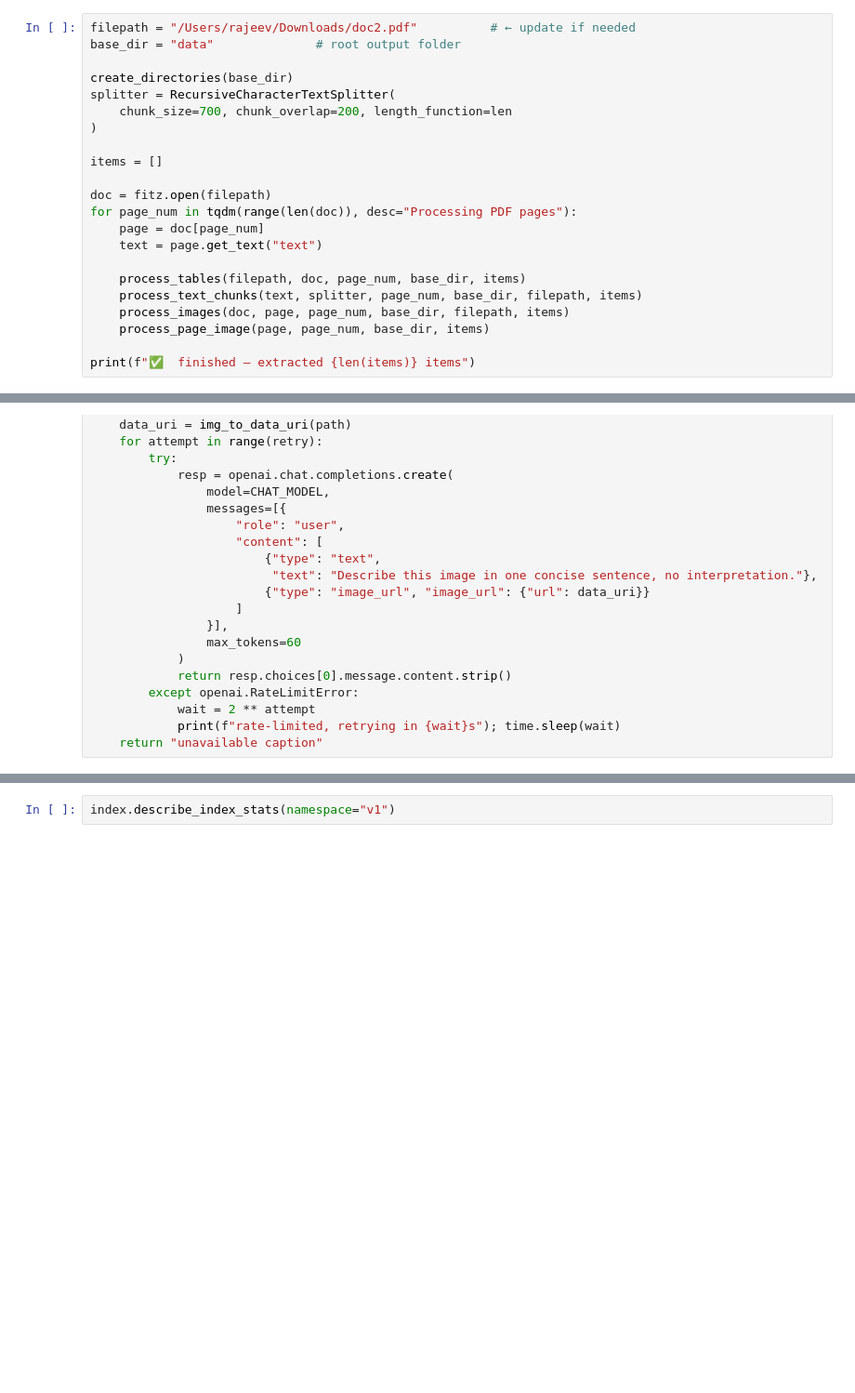
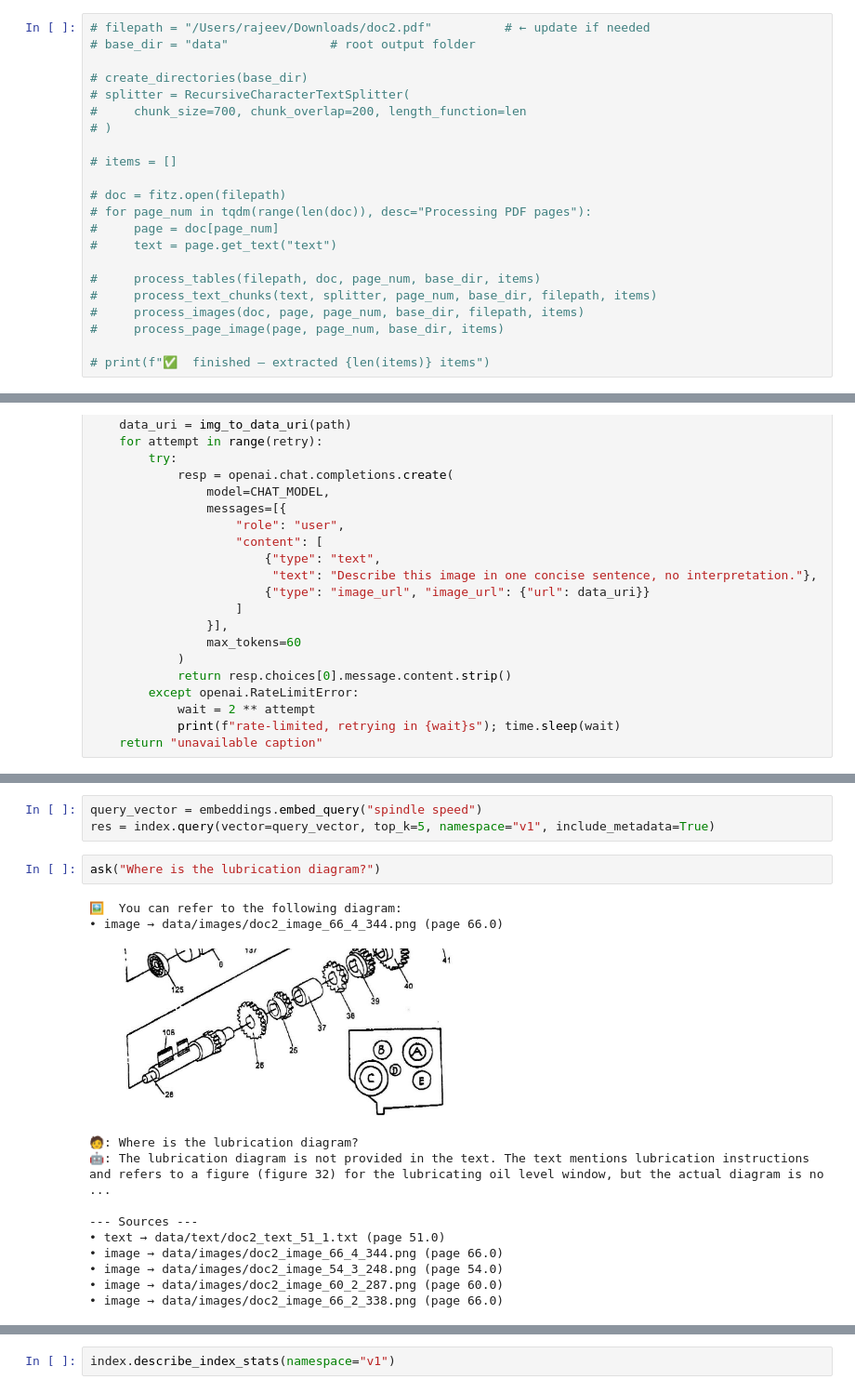
Before and after one commit to Rajeev30/propel_rag_chatbot, a Jupyter notebook: PyMUPDF_Approach/rag_chatbot.ipynb, the cells around one changed output, grey strips where cells are left out. Shown at 93% size. Saved outputs shown, nothing was run; the diff lists cells and outputs as text; blank space fills up the shorter version.

Commit message:
Perfect image extraction

```diff
--- a/PyMUPDF_Approach/rag_chatbot.ipynb
+++ b/PyMUPDF_Approach/rag_chatbot.ipynb
@@ -136,25 +77,25 @@ def process_page_image(page, page_num: int, base_dir: str, items: list):
 # %%
-filepath = "/Users/rajeev/Downloads/doc2.pdf"          # ← update if needed
-base_dir = "data"              # root output folder
+# filepath = "/Users/rajeev/Downloads/doc2.pdf"          # ← update if needed
+# base_dir = "data"              # root output folder
 
-create_directories(base_dir)
-splitter = RecursiveCharacterTextSplitter(
-    chunk_size=700, chunk_overlap=200, length_function=len
-)
+# create_directories(base_dir)
+# splitter = RecursiveCharacterTextSplitter(
+#     chunk_size=700, chunk_overlap=200, length_function=len
+# )
 
-items = []
+# items = []
 
-doc = fitz.open(filepath)
-for page_num in tqdm(range(len(doc)), desc="Processing PDF pages"):
-    page = doc[page_num]
-    text = page.get_text("text")
+# doc = fitz.open(filepath)
+# for page_num in tqdm(range(len(doc)), desc="Processing PDF pages"):
+#     page = doc[page_num]
+#     text = page.get_text("text")
 
-    process_tables(filepath, doc, page_num, base_dir, items)
-    process_text_chunks(text, splitter, page_num, base_dir, filepath, items)
-    process_images(doc, page, page_num, base_dir, filepath, items)
-    process_page_image(page, page_num, base_dir, items)
+#     process_tables(filepath, doc, page_num, base_dir, items)
+#     process_text_chunks(text, splitter, page_num, base_dir, filepath, items)
+#     process_images(doc, page, page_num, base_dir, filepath, items)
+#     process_page_image(page, page_num, base_dir, items)
 
-print(f"✅  finished – extracted {len(items)} items")
+# print(f"✅  finished – extracted {len(items)} items")
 # %% [output]
 ✅  finished – extracted 750 items
 # %%
@@ -414,0 +669,18 @@ to_upsert = [
+# %%
+query_vector = embeddings.embed_query("spindle speed")
+res = index.query(vector=query_vector, top_k=5, namespace="v1", include_metadata=True)
+# %%
+ask("Where is the lubrication diagram?")
+# %% [output]
+🖼️  You can refer to the following diagram:
+• image → data/images/doc2_image_66_4_344.png (page 66.0)
+[figure, added]
+🧑: Where is the lubrication diagram?
+🤖: The lubrication diagram is not provided in the text. The text mentions lubrication instructions and refers to a figure (figure 32) for the lubricating oil level window, but the actual diagram is no ...
+
+--- Sources ---
+• text → data/text/doc2_text_51_1.txt (page 51.0)
+• image → data/images/doc2_image_66_4_344.png (page 66.0)
+• image → data/images/doc2_image_54_3_248.png (page 54.0)
+• image → data/images/doc2_image_60_2_287.png (page 60.0)
+• image → data/images/doc2_image_66_2_338.png (page 66.0)
```
Also changed, not shown: parts of 32 cells of this notebook.
